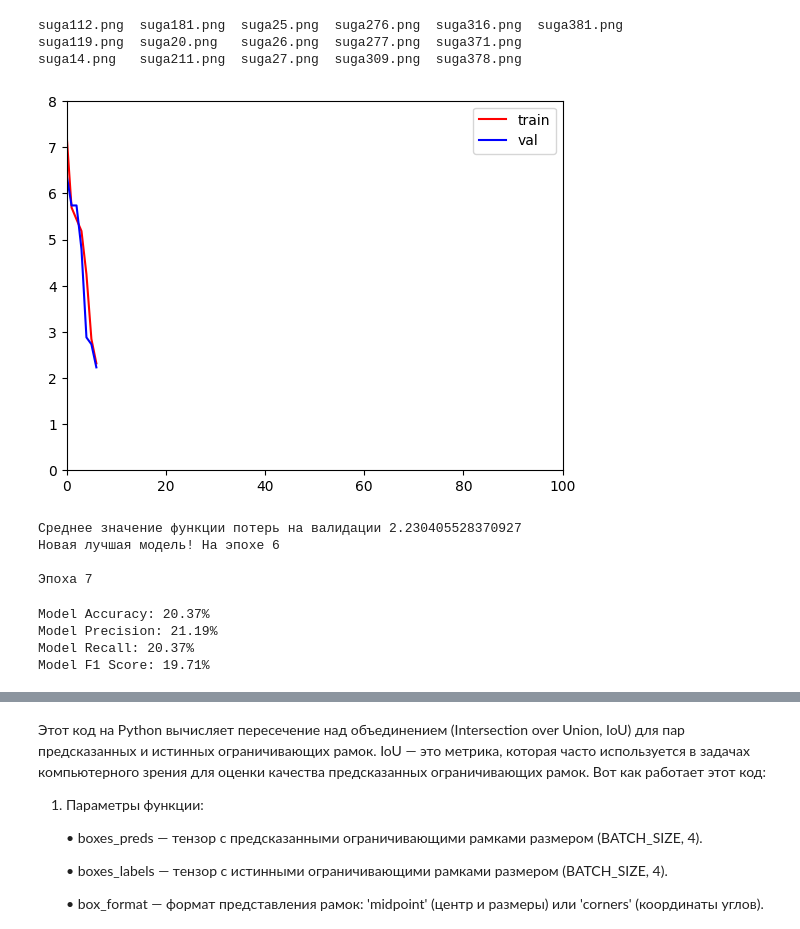
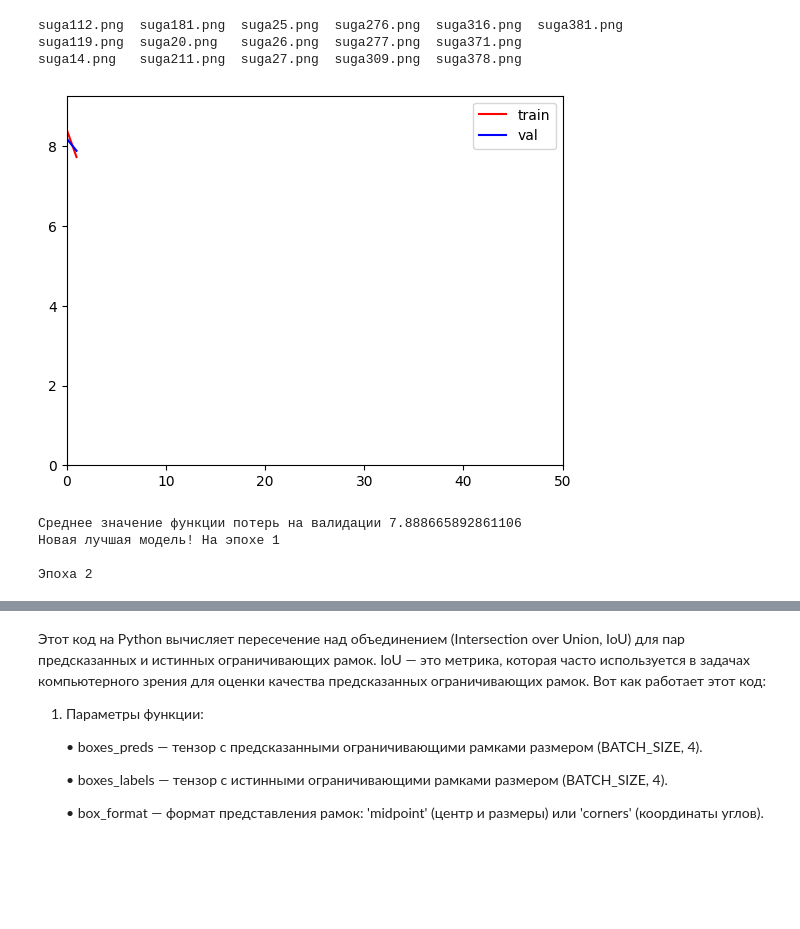
Before and after one commit to Toothless-1/BTS_YOLO_detection, a Jupyter notebook: BTS_YOLO_detection.ipynb, the cells around one changed output, grey strips where cells are left out. Drawn from its saved outputs; the diff is of its cells as text; code cells hidden in the pictures; blank space fills up the shorter version.

Commit message:
Kaggle Notebook | BTS_YOLO_detection | Version 10

```diff
--- a/BTS_YOLO_detection.ipynb
+++ b/BTS_YOLO_detection.ipynb
@@ -172,12 +196,6 @@ for class_name in class_names:
 suga112.png  suga181.png  suga25.png  suga276.png  suga316.png  suga381.png
 suga119.png  suga20.png   suga26.png  suga277.png  suga371.png
 suga14.png   suga211.png  suga27.png  suga309.png  suga378.png
-# %%
-train_data = ImageFolder(root='/kaggle/working/train', transform=img_transforms)
-validation_data = ImageFolder(root='/kaggle/working/test', transform=img_transforms)
-# %%
-train_dataloader = DataLoader(dataset=train_data, batch_size=10, shuffle=True, num_workers=2)
-validation_dataloader = DataLoader(dataset=validation_data, batch_size=4, shuffle=False, num_workers=2)
 # %%
 def copy_data_to_device(data, device):
     if torch.is_tensor(data):
@@ -412,29 +430,29 @@ device = 'cuda' if torch.cuda.is_available() else 'cpu'
 # %%
 best_loss, best_model = train_eval_loop(model=resnet50_model,
                 train_dataset=train_data,
                 val_dataset=validation_data,
                 criterion=nn.CrossEntropyLoss(),
                 lr=1e-3,
-                epoch_n=100,
-                batch_size=4,
+                epoch_n=50,
+                batch_size=16,
                 device=device,
-                early_stopping_patience=20,
-                l2_reg_alpha=0.2,
+                early_stopping_patience=5,
+                l2_reg_alpha=0,
                 max_batches_per_epoch_train=10000,
                 max_batches_per_epoch_val=1000,
                 data_loader_ctor=DataLoader,
                 optimizer_ctor=torch.optim.Adam,
                 lr_scheduler_ctor=torch.optim.lr_scheduler.StepLR,
-                step_size = 5,
+                step_size = 4,
                 shuffle_train=True,
                 dataloader_workers_n=2,
                 plot=True)
 # %% [output]
-[figure, old version]
+[figure, new version]
-Среднее значение функции потерь на валидации 2.230405528370927
-Новая лучшая модель! На эпохе 6
+Среднее значение функции потерь на валидации 7.888665892861106
+Новая лучшая модель! На эпохе 1
 
-Эпоха 7
+Эпоха 2
 # %%
 predicted_labels = []
 actual_labels = []
@@ -463,11 +481,6 @@ print(f"Model Accuracy: {accuracy * 100:.2f}%")
 print(f"Model Precision: {precision * 100:.2f}%")
 print(f"Model Recall: {recall * 100:.2f}%")
 print(f"Model F1 Score: {f1 * 100:.2f}%")
-# %% [output]
-Model Accuracy: 20.37%
-Model Precision: 21.19%
-Model Recall: 20.37%
-Model F1 Score: 19.71%
 # %%
 cm = confusion_matrix(actual_labels, predicted_labels)
 class_names = validation_dataloader.dataset.classes
```
Also changed, not shown: parts of 12 cells of this notebook.
